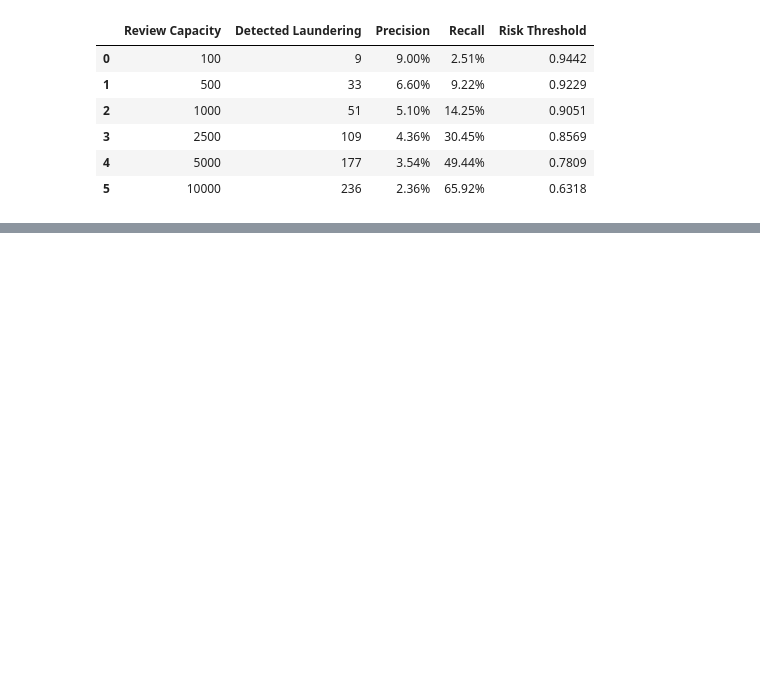
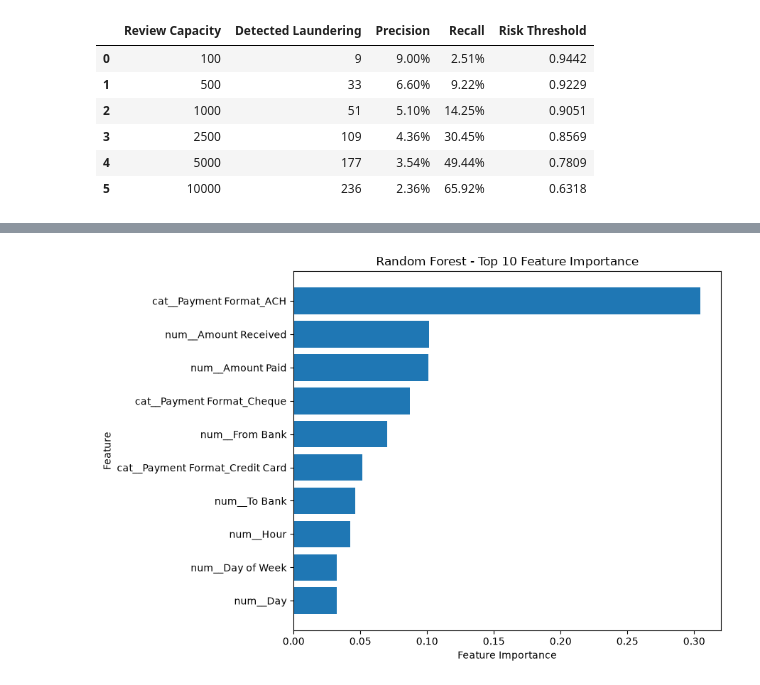
Before and after one commit to slavenageorgieva7-ui/Deep-Learning, a Jupyter notebook: DL.ipynb, the cells around one changed output, grey strips where cells are left out. Saved outputs shown, nothing was run; the diff lists cells and outputs as text; code cells hidden in the pictures; blank space fills up the shorter version.

```diff
--- a/DL.ipynb
+++ b/DL.ipynb
@@ -3234,0 +3286,24 @@ FINAL TEST - AML CAPACITY / TOP-K ANALYSIS
+# %%
+# ============================================================
+# TOP 10 FEATURE IMPORTANCE
+# ============================================================
+
+top_features = feature_importance.head(10).sort_values(
+    "Importance"
+)
+
+plt.figure(figsize=(9, 6))
+
+plt.barh(
+    top_features["Feature"],
+    top_features["Importance"]
+)
+
+plt.xlabel("Feature Importance")
+plt.ylabel("Feature")
+plt.title("Random Forest - Top 10 Feature Importance")
+
+plt.tight_layout()
+plt.show()
+# %% [output]
+[figure, added]
```
Also changed, not shown: parts of 40 cells of this notebook.
